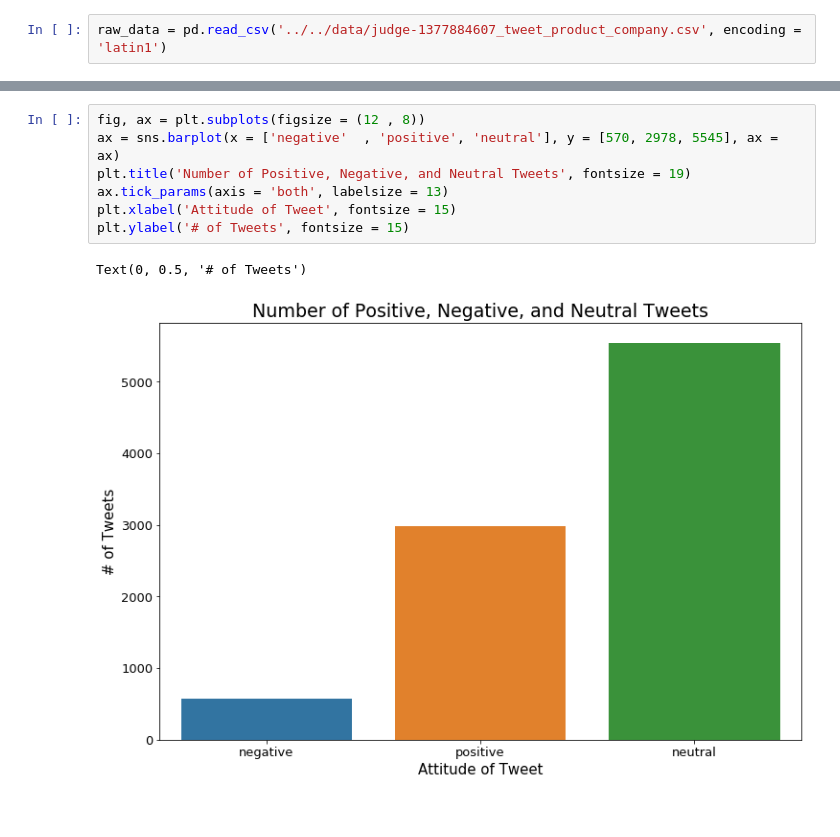
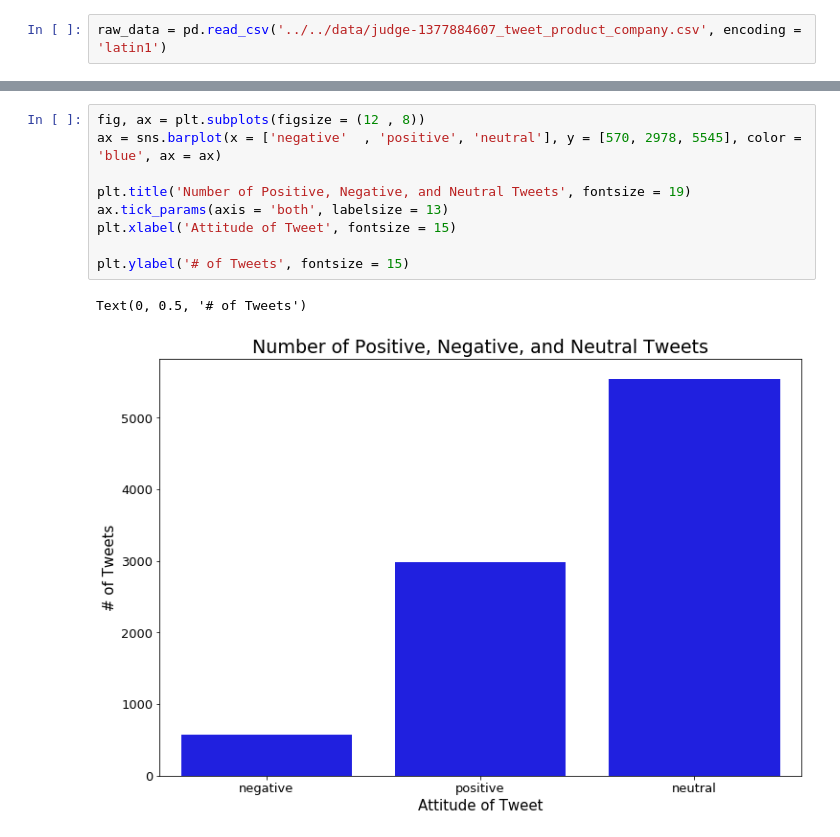
Before and after one commit to aspotter99/NLP---Twitter-Sentiment, a Jupyter notebook: notebooks/AR_notebooks/AR_simple_vis.ipynb, the cells around one changed output, grey strips where cells are left out. Saved outputs shown, nothing was run; the diff lists cells and outputs as text.

```diff
--- a/notebooks/AR_notebooks/AR_simple_vis.ipynb
+++ b/notebooks/AR_notebooks/AR_simple_vis.ipynb
@@ -15,11 +15,13 @@ raw_data.head()
 | 4 | @sxtxstate great stuff on Fri #SX... | Google | Positive emotion |
 # %%
 fig, ax = plt.subplots(figsize = (12 , 8))
-ax = sns.barplot(x = ['negative'  , 'positive', 'neutral'], y = [570, 2978, 5545], ax = ax)
+ax = sns.barplot(x = ['negative'  , 'positive', 'neutral'], y = [570, 2978, 5545], color = 'blue', ax = ax)
+
 plt.title('Number of Positive, Negative, and Neutral Tweets', fontsize = 19)
 ax.tick_params(axis = 'both', labelsize = 13)
 plt.xlabel('Attitude of Tweet', fontsize = 15)
+
 plt.ylabel('# of Tweets', fontsize = 15)
 # %% [output]
 Text(0, 0.5, '# of Tweets')
-[figure, old version]
+[figure, new version]
```
Also changed, not shown: 3 other files.
